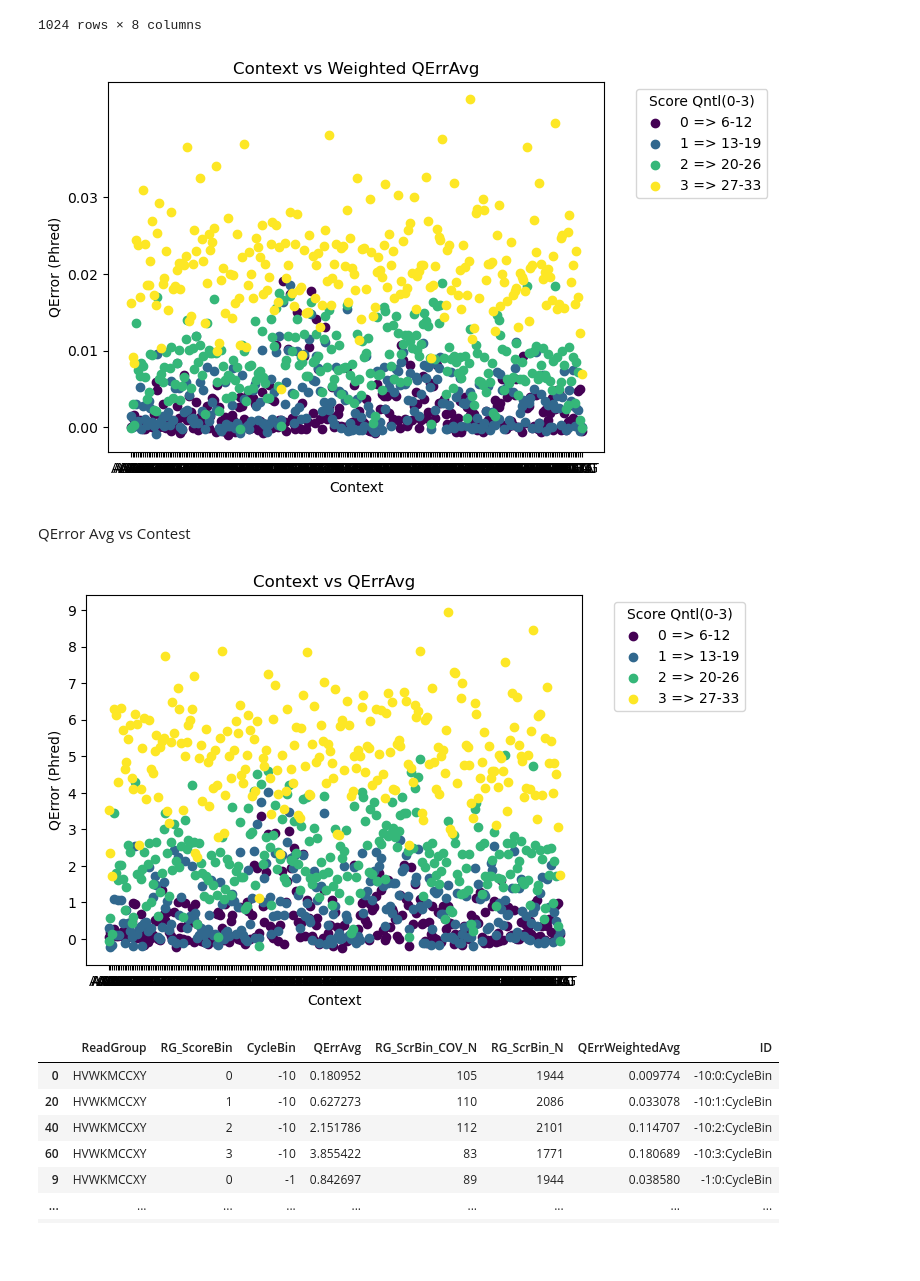
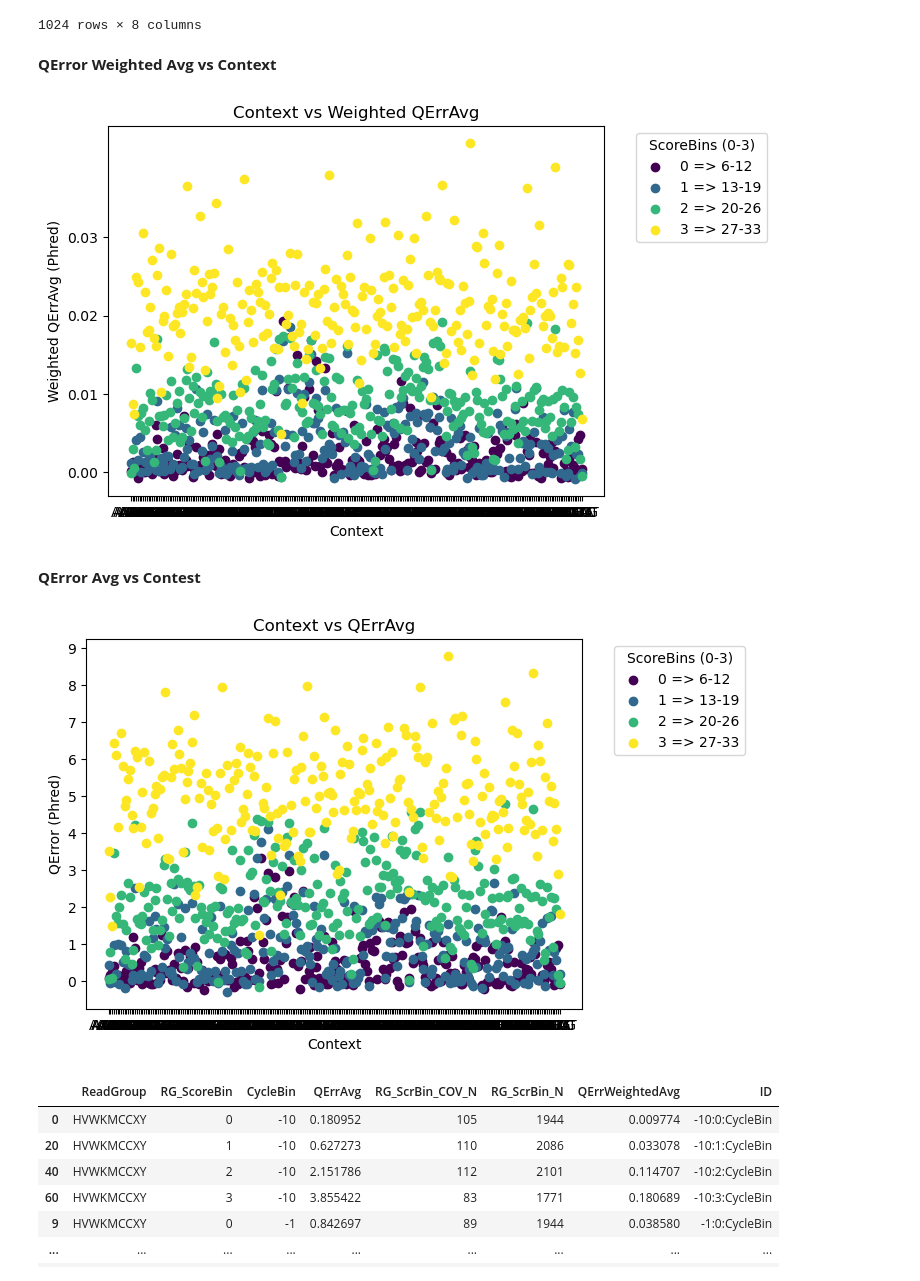
Before and after one commit to idoc-bioinfo/br_stat_profiler, a Jupyter notebook: test_br_stat_profiler.ipynb, the cells around one changed output. Saved outputs shown, nothing was run; the diff lists cells and outputs as text; code cells hidden in the pictures; blank space fills up the shorter version.

```diff
--- a/test_br_stat_profiler.ipynb
+++ b/test_br_stat_profiler.ipynb
@@ -67,4 +78,7 @@ QError Weighted Avg vs Context
+# %% [markdown]
+**QError Weighted Avg vs Context**
 # %%
+import numpy as np
 import matplotlib.pyplot as plt
 import matplotlib.cm as cm
 from constants import RC_TAB2,RT2_STAT, CNTXT_RT2, RANGES
@@ -95,8 +109,8 @@ for i, group in cntxt_rt2_stat_df.groupby(RC_TAB2.RG_SCORE_BIN_COL):
 
 ax.set_title('Context vs Weighted QErrAvg')
 ax.set_xlabel('Context')
-ax.set_ylabel('QError (Phred)')
-ax.legend(title="Score Qntl(0-3)", bbox_to_anchor=(1.05, 1), loc='upper left')
+ax.set_ylabel('Weighted QErrAvg (Phred)')
+ax.legend(title="ScoreBins (0-3)", bbox_to_anchor=(1.05, 1), loc='upper left')
 
 # plt.xticks(range(cyc_rt2_stat_df[CYC_RT2.CYC_BIN_COL].min(), cyc_rt2_stat_df[CYC_RT2.CYC_BIN_COL].max()+1,2))
 Y_TICKS_COUNT = 5
@@ -108,9 +122,9 @@ plt.yticks(yticks)
 # display the chart
 plt.show()
 # %% [output]
-[figure, old version]
+[figure, new version]
 # %% [markdown]
-QError Avg vs Contest
+**QError Avg vs Contest**
 # %%
 import matplotlib.pyplot as plt
 import matplotlib.cm as cm
@@ -118,35 +132,35 @@ from constants import RC_TAB2,RT2_STAT, CNTXT_RT2, RANGES
 # draw a dot chart using matplotlib
 
 def score_qntl_ranges(rt2_pre_stat_df):
     df =  rt2_pre_stat_df.groupby(RC_TAB2.RG_SCORE_BIN_COL)[RC_TAB2.QLTY_SCORE_COL].apply(lambda x: (min(x), max(x))).reset_index()
     return df.rename(columns={RC_TAB2.QLTY_SCORE_COL: RANGES.SCORE_BIN})
 
 def jitter_list(lst, mean=0, std=0.1):
     jittered_list = np.array(lst) + np.random.normal(mean, std, len(lst))
     return jittered_list.tolist()
 
 ranges = score_qntl_ranges(rt2_pre_stat_df)[RANGES.SCORE_BIN].unique()
 cmap = cm.get_cmap('viridis', len(cntxt_rt2_stat_df[RC_TAB2.RG_SCORE_BIN_COL].unique()))
 # create the scatter plot
 fig, ax = plt.subplots()
 for i, group in cntxt_rt2_stat_df.groupby(RC_TAB2.RG_SCORE_BIN_COL):
     jittered_y = jitter_list(group[RT2_STAT.QLTY_ERR_AVG_COL])
     # ax.scatter(group[CNTXT_RT2.CNTXT_COL], group[RT2_STAT.QLTY_ERR_AVG_COL],
             #    c=[cmap(i)], label=i)
     ax.scatter(group[CNTXT_RT2.CNTXT_COL], jittered_y,
         c=[cmap(i)], label=f'{i} => {ranges[i][0]}-{ranges[i][1]}')
 
 ax.set_title('Context vs QErrAvg')
 ax.set_xlabel('Context')
 ax.set_ylabel('QError (Phred)')
-ax.legend(title="Score Qntl(0-3)", bbox_to_anchor=(1.05, 1), loc='upper left')
+ax.legend(title="ScoreBins (0-3)", bbox_to_anchor=(1.05, 1), loc='upper left')
 
 # plt.xticks(range(cyc_rt2_stat_df[CYC_RT2.CYC_BIN_COL].min(), cyc_rt2_stat_df[CYC_RT2.CYC_BIN_COL].max()+1,2))
 plt.yticks(range(round(cntxt_rt2_stat_df[RT2_STAT.QLTY_ERR_AVG_COL].min()), round(cntxt_rt2_stat_df[RT2_STAT.QLTY_ERR_AVG_COL].max())+1))
 # display the chart
 plt.show()
 # %% [output]
-[figure, old version]
+[figure, new version]
 # %%
 from br_stat_profiler import prepare_stat_df
 from constants import RC_TAB2
```
Also changed, not shown: parts of 7 cells of this notebook, 2 other files.
